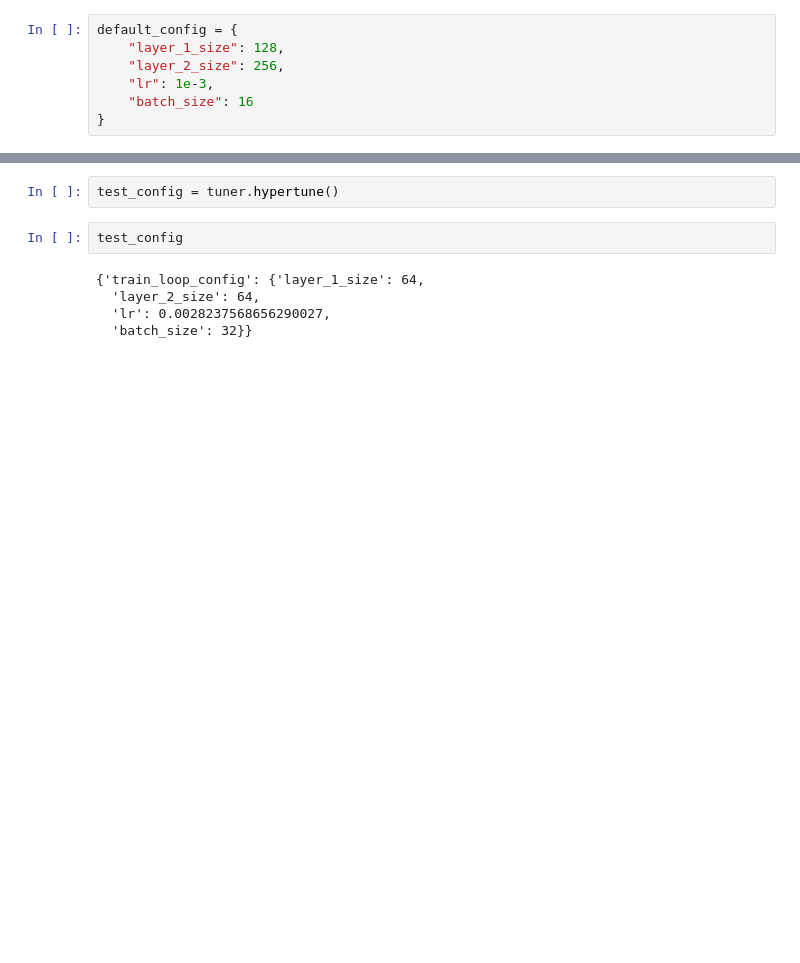
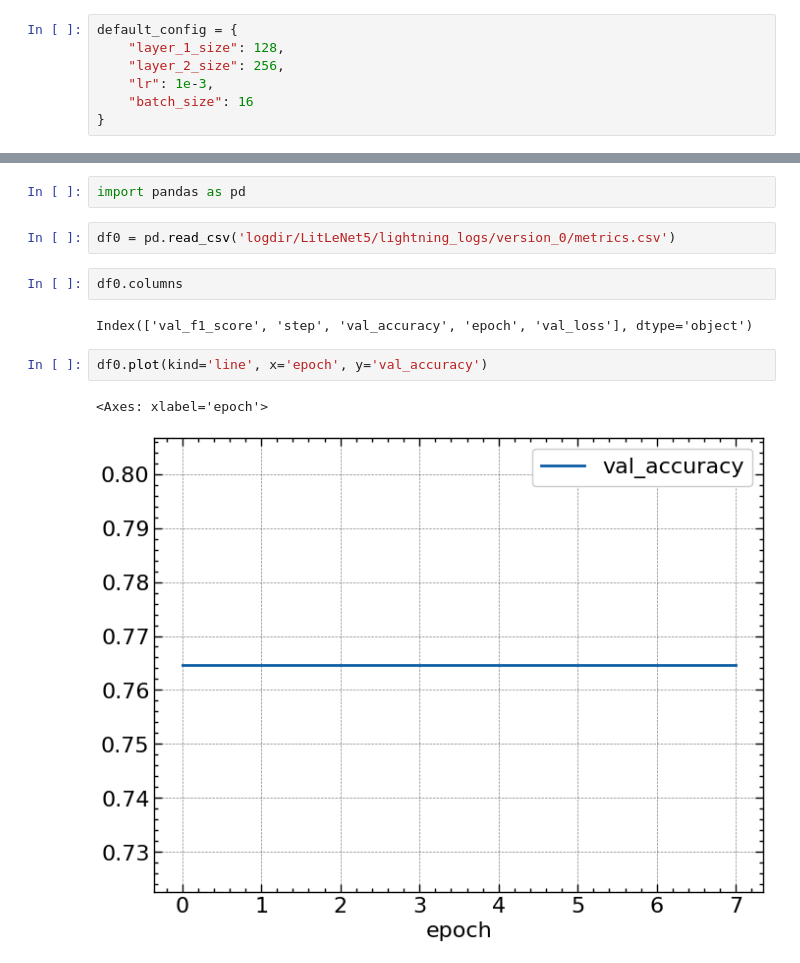
Before and after one commit to alfredoisg/structure-loss-classification, a Jupyter notebook: testing.ipynb, the cells around one changed output, grey strips where cells are left out. Saved outputs shown, nothing was run; the diff lists cells and outputs as text; blank space fills up the shorter version.

```diff
--- a/testing.ipynb
+++ b/testing.ipynb
@@ -161,9 +181,13 @@ tuner = HyperParameterTuner(model=model2,
-# %%
-test_config = tuner.hypertune()
-# %%
-test_config
-# %% [output]
-{'train_loop_config': {'layer_1_size': 64,
-  'layer_2_size': 64,
-  'lr': 0.0028237568656290027,
-  'batch_size': 32}}
+# %%
+import pandas as pd
+# %%
+df0 = pd.read_csv('logdir/LitLeNet5/lightning_logs/version_0/metrics.csv')
+# %%
+df0.columns
+# %% [output]
+Index(['val_f1_score', 'step', 'val_accuracy', 'epoch', 'val_loss'], dtype='object')
+# %%
+df0.plot(kind='line', x='epoch', y='val_accuracy')
+# %% [output]
+<Axes: xlabel='epoch'>
+[figure, added]
```
Also changed, not shown: parts of 19 cells of this notebook, 23 other files.
